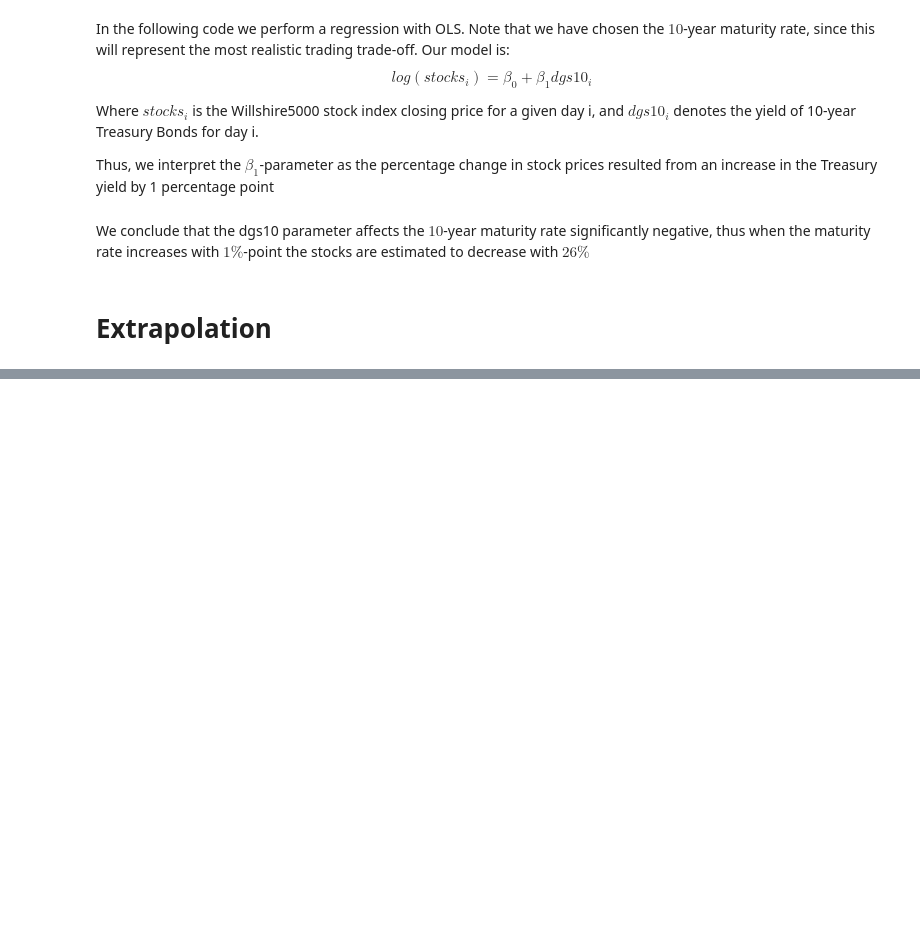
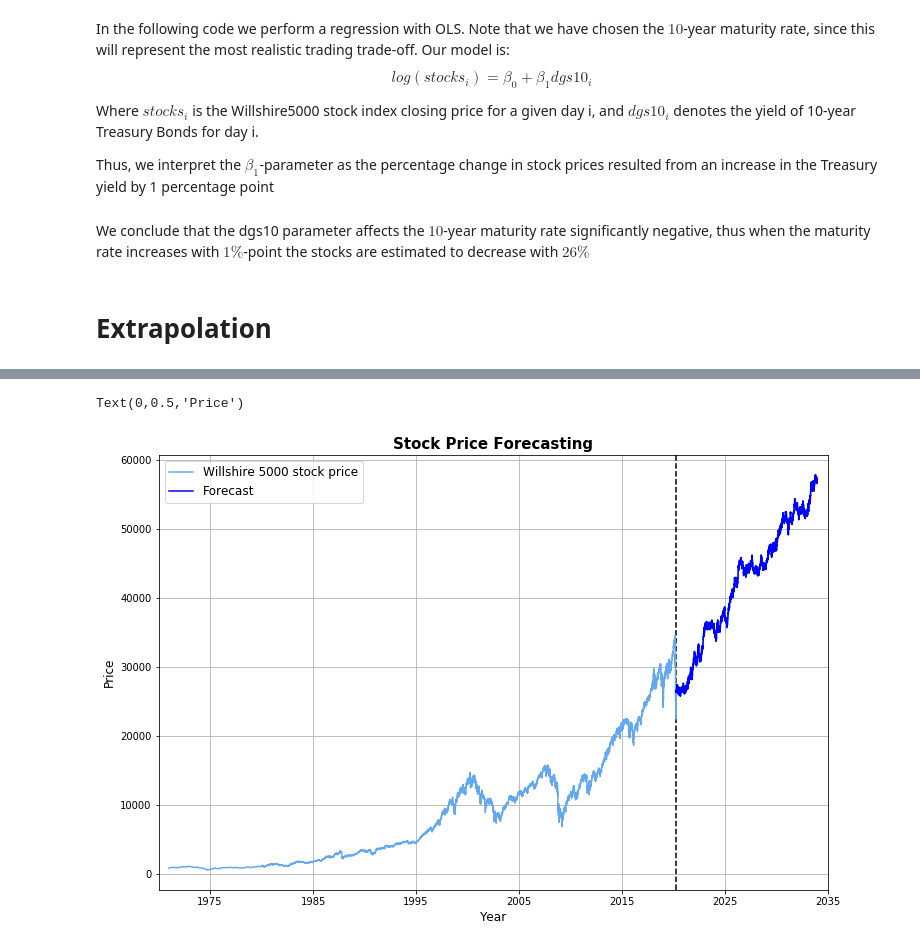
Before and after one commit to Tobiasmk98/projects-2020-group5, a Jupyter notebook: dataproject/HOLGER.ipynb, the cells around one changed output, grey strips where cells are left out. Drawn from its saved outputs; the diff is of its cells as text; code cells hidden in the pictures; blank space fills up the shorter version.

```diff
--- a/dataproject/HOLGER.ipynb
+++ b/dataproject/HOLGER.ipynb
@@ -232,0 +205,63 @@ plt.plot(dates,FINAL)
+# %%
+#We start out by finding an estimate of the daily variance, to be used for the daily chock.
+data['dailychange'] = [
+    data['stocks'][i]-data['stocks'][i-1]
+    for i in range(0,len(data['stocks']))
+]
+data['dailychange'][0] = 0
+data
+data['dailychange'].describe()
+
+sigma = 143.97
+# We find and define the standard deviation for use in the forecast.
+# %%
+#FORECAST:
+
+#We start extrapolating, by starting at the last known stock-price, thereafter adding the chock-value to this, having an expected value of the estimated change in stock-price per period (day):
+extra = []
+extra.append(data['stocks'][-1])
+for i in range(1,5000):
+    s = np.random.normal(loc=delta_1, scale=sigma, size=None)
+    extra.append(
+            extra[i-1] + s
+            )
+
+pd_extra = pd.DataFrame(extra)
+
+#Concatenating the known values with the extrapolated ones:
+forecast = pd.DataFrame(pd.concat([data['stocks'],pd_extra],ignore_index=True))
+forecast.rename(columns={0:'stocks'},inplace=True)
+
+#Concatenating the x-values, dates, by appending 5000 new dates (each consisting of 1440 min) to the known dates:
+dates_0 = pd.DatetimeIndex(data.index.values)
+dates_1 = pd.date_range('2020-03-26', periods=5000, freq='1440min')
+dates = dates_0.append(dates_1)
+
+forecast['log_stocks'] = [
+    math.log(i)
+    for i in forecast['stocks']
+]
+
+#FIGURE:
+
+fig, ax1 = plt.subplots(figsize=(12,8))
+ax1.xaxis.grid(True, which='major')
+ax1.xaxis.grid(True, which='minor')
+ax1.yaxis.grid(True)
+plt.title('Stock Price Forecasting', fontsize=15,weight='bold')
+ax1.axvline(pd.datetime(2020,3,26),linestyle='--',c='black')
+
+ax1.plot(dates,forecast['stocks'],c=goldman_blue, label='Willshire 5000 stock price')
+distance=len(forecast)-len(data)
+ax1.plot(
+    dates[len(data):len(forecast)],forecast['stocks'][len(data):len(forecast)],
+    color='blue',
+    label='Forecast'
+)
+ax1.set_xlim('1970-1-1','2035-1-1')
+plt.legend(fontsize=12)
+plt.xlabel('Year', fontsize=12)
+plt.ylabel('Price', fontsize=12)
+# %% [output]
+Text(0,0.5,'Price')
+[figure, added]
```
Also changed, not shown: parts of 4 cells of this notebook.
